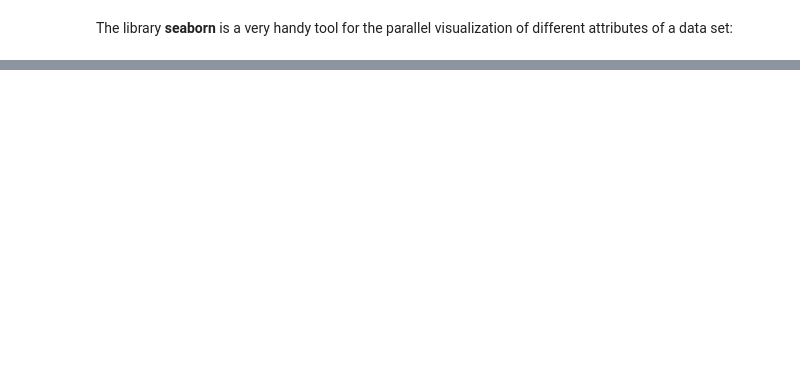
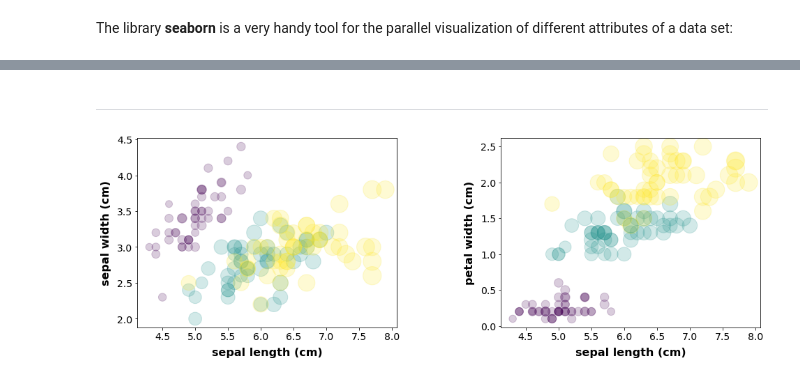
Before and after one commit to ubnpl/pytools, a Jupyter notebook: data_visualization/basic_data_visualization.ipynb, the cells around one changed output, grey strips where cells are left out. Drawn from its saved outputs; the diff is of its cells as text; code cells hidden in the pictures; blank space fills up the shorter version.

```diff
--- a/data_visualization/basic_data_visualization.ipynb
+++ b/data_visualization/basic_data_visualization.ipynb
@@ -237,0 +304,29 @@ plt.show()
+# %% [markdown]
+---
+# %%
+species_code = []
+for i in range(0,3):
+    for j in range(0,50):
+        species_code.append(int(i))
+# %%
+plt.figure(figsize = (16,5))
+
+plt.subplots_adjust(left=None, right=None, bottom=None, top=None, wspace=0.4, hspace=None)
+
+plt.subplot(1,2,1)
+plt.scatter(dataframe["sepal_length (cm)"], dataframe["sepal_width (cm)"], alpha=0.2,
+            s=100*dataframe["petal_length (cm)"], c=species_code, cmap="viridis")
+plt.xlabel("sepal length (cm)", fontsize=16, fontweight="bold", labelpad=8)
+plt.ylabel("sepal width (cm)", fontsize=16, fontweight="bold", labelpad=8)
+plt.tick_params(axis="both", labelsize=14)
+
+plt.subplot(1,2,2)
+plt.scatter(dataframe["sepal_length (cm)"], dataframe["petal_width (cm)"], alpha=0.2,
+            s=100*dataframe["petal_length (cm)"], c=species_code, cmap="viridis")
+plt.xlabel("sepal length (cm)", fontsize=16, fontweight="bold", labelpad=8)
+plt.ylabel("petal width (cm)", fontsize=16, fontweight="bold", labelpad=8)
+plt.tick_params(axis="both", labelsize=14)
+
+plt.show()
+# %% [output]
+[figure, added]
```
Also changed, not shown: parts of 37 cells of this notebook, 3 other files.
